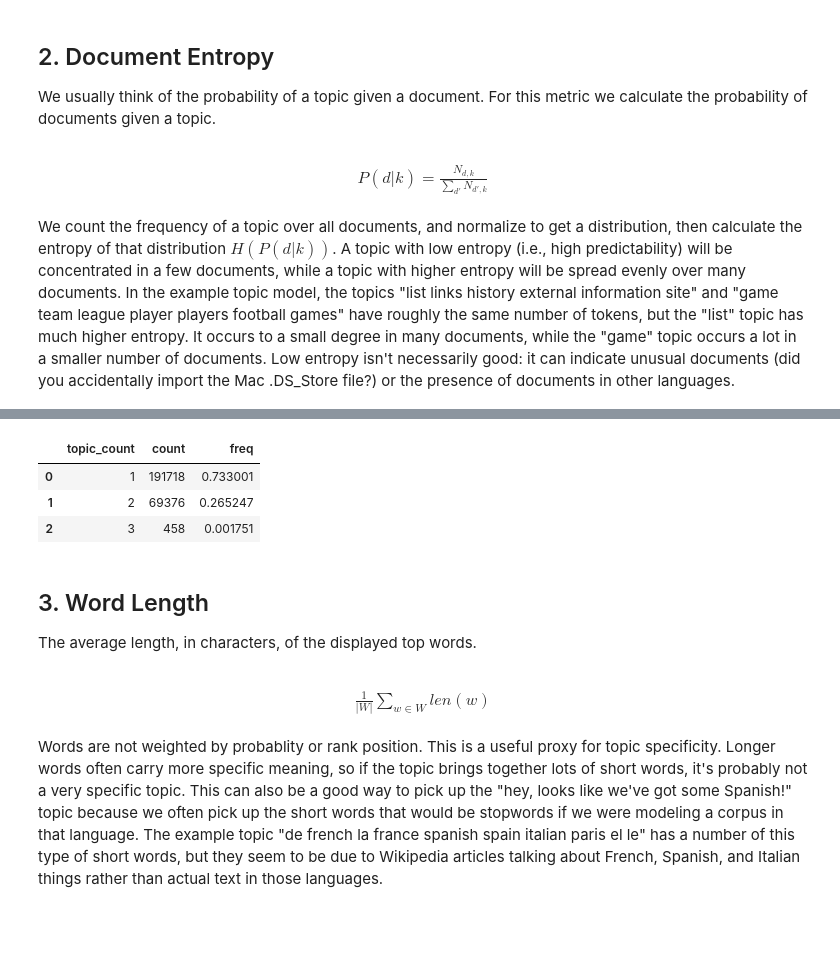
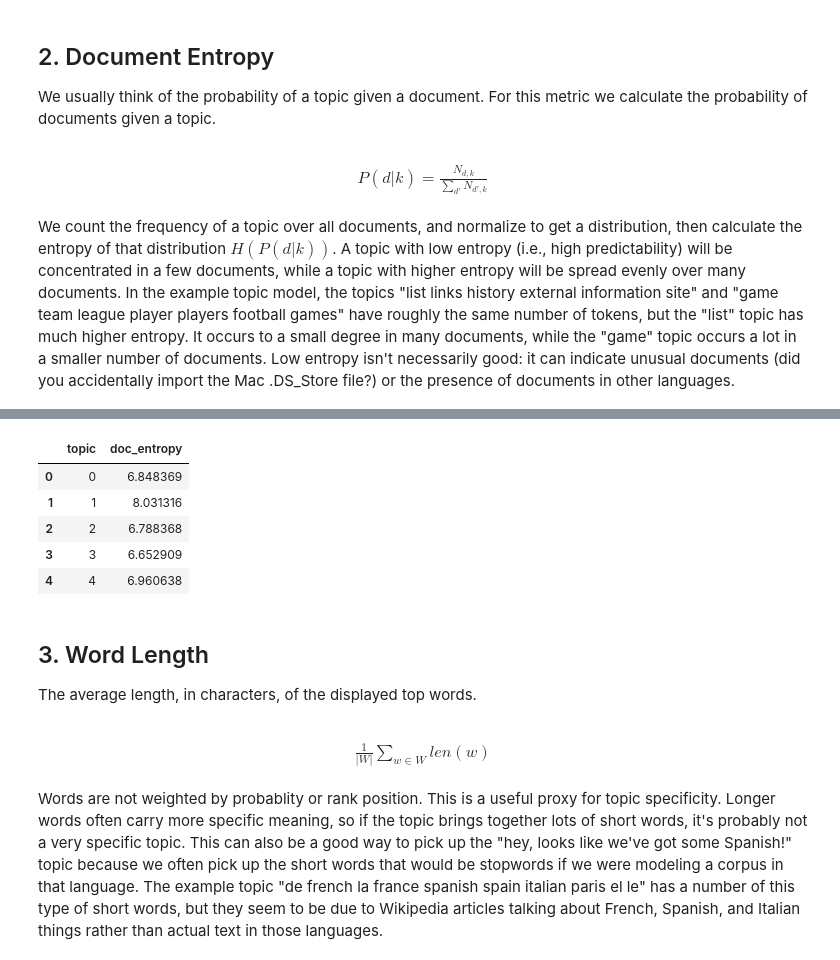
Before and after one commit to dkoban/lda_evaluation, a Jupyter notebook: model_evaluation.ipynb, the cells around one changed output, grey strips where cells are left out. Saved outputs shown, nothing was run; the diff lists cells and outputs as text; code cells hidden in the pictures; blank space fills up the shorter version.

```diff
--- a/model_evaluation.ipynb
+++ b/model_evaluation.ipynb
@@ -209,35 +166,0 @@ sns.distplot(docs_per_topic["doc_count"])
-# %%
-topics_per_doc = (docs2topic['doc_id'].
-                        value_counts().
-                        reset_index().
-                        rename(columns = {'index': 'doc_id',
-                                          'doc_id': 'topic_count'}))
-
-topic_counts = (topics_per_doc['topic_count'].
-                        value_counts().
-                        reset_index().
-                        rename(columns = {'index': 'topic_count',
-                                          'topic_count': 'count'}))
-
-topic_counts['freq'] = topic_counts['count'].apply(lambda x: x/sum(topic_counts['count']))
-topic_counts
-# %% [output]
-|  | topic_count | count | freq |
-| 0 | 1 | 191718 | 0.733001 |
-| 1 | 2 | 69376 | 0.265247 |
-| 2 | 3 | 458 | 0.001751 |
-# %%
-def doc_entropy(doc_id, topic_freq):
-    topics_in_doc = docs2topic[docs2topic['doc_id']==doc_id]['topics'].tolist()
-    probabilities = topic_freq['freq'][topic_freq['topics'].isin([topic for topic in topics_in_doc])]
-    entropy = sum([-prob*math.log2(prob) for prob in probabilities])
-    return entropy
-
-#####################################
-# Takes a very long time to calculate
-#####################################
-
-docs2topic['doc_entropy'] = docs2topic['doc_id'].apply(
-    lambda x: doc_entropy(x, topic_freq = docs_per_topic))
-
-document_entropy = docs2topic
@@ -246,3 +167,26 @@ document_entropy = docs2topic
+# %%
+from scipy.stats import entropy
+k = 1
+docs2topic_nonull = docs2topic[docs2topic['topic'].isnull() == False]
+topic_freq_over_all_docs = docs2topic[docs2topic['topic'] == k]['proportion'].tolist()
+
+def calc_doc_entropy(topics, base=None):
+    value,counts = np.unique(topics, return_counts=True)
+    return entropy(counts, base=base)
+
+doc_entropy = []
+for k in range(0, num_topics):
+    topic_freq_over_all_docs = docs2topic[docs2topic['topic'] == k]['proportion'].tolist()
+    doc_entropy.append([k, calc_doc_entropy(topic_freq_over_all_docs)])
+doc_entropy = pd.DataFrame(doc_entropy, columns = ['topic', 'doc_entropy'])
+doc_entropy.head()
+# %% [output]
+|  | topic | doc_entropy |
+| 0 | 0 | 6.848369 |
+| 1 | 1 | 8.031316 |
+| 2 | 2 | 6.788368 |
+| 3 | 3 | 6.652909 |
+| 4 | 4 | 6.960638 |
 # %% [markdown]
 ## 3. Word Length
 
```
Also changed, not shown: parts of 22 cells of this notebook.
